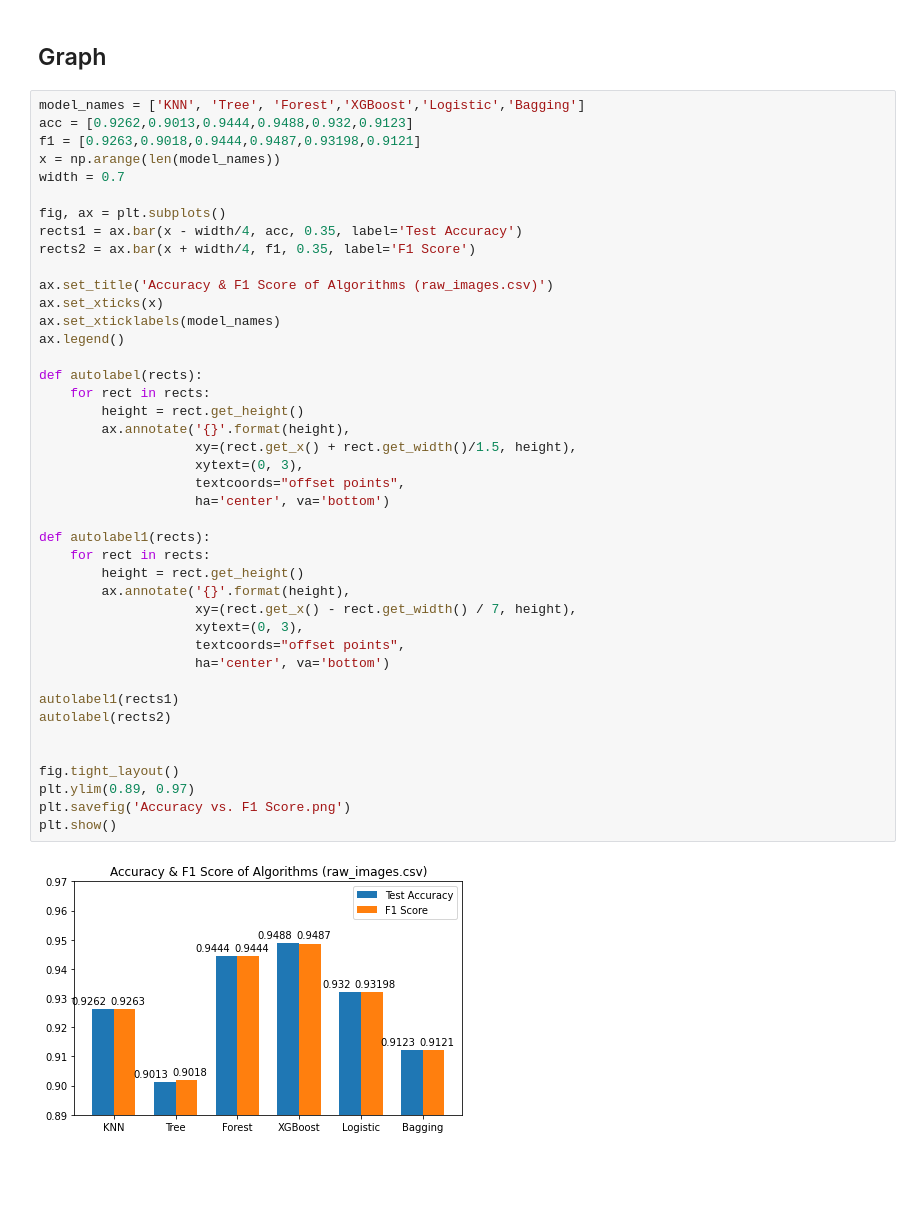
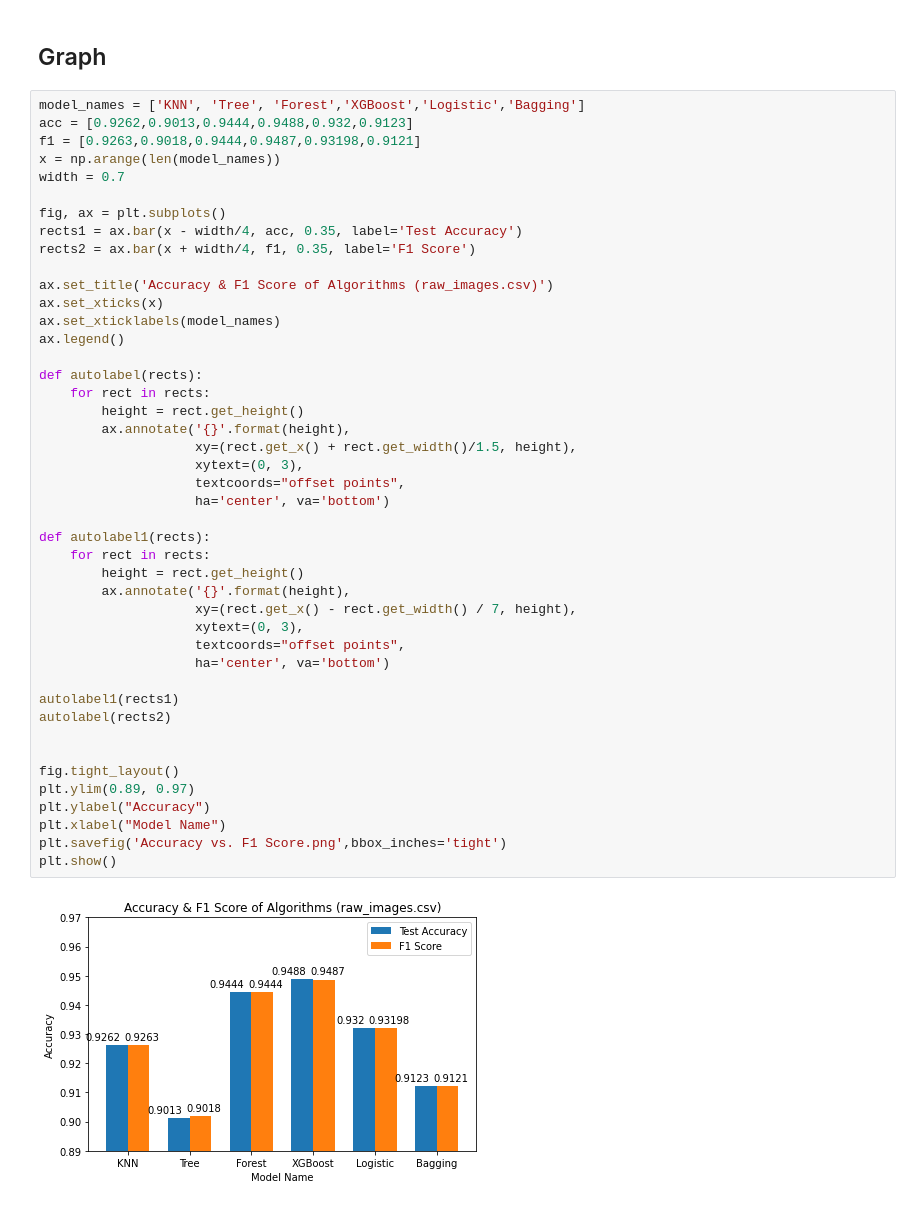
Before and after one commit to Szhang577/STAT_451_Final_Project, a Jupyter notebook: code/Christine.ipynb, the cells around one changed output. Saved outputs shown, nothing was run; the diff lists cells and outputs as text; blank space fills up the shorter version.

```diff
--- a/code/Christine.ipynb
+++ b/code/Christine.ipynb
@@ -654,32 +654,34 @@ ax.set_title('Accuracy & F1 Score of Algorithms (raw_images.csv)')
 ax.set_xticks(x)
 ax.set_xticklabels(model_names)
 ax.legend()
 
 def autolabel(rects):
     for rect in rects:
         height = rect.get_height()
         ax.annotate('{}'.format(height),
                     xy=(rect.get_x() + rect.get_width()/1.5, height),
                     xytext=(0, 3),
                     textcoords="offset points",
                     ha='center', va='bottom')
 
 def autolabel1(rects):
     for rect in rects:
         height = rect.get_height()
         ax.annotate('{}'.format(height),
                     xy=(rect.get_x() - rect.get_width() / 7, height),
                     xytext=(0, 3),
                     textcoords="offset points",
                     ha='center', va='bottom')
 
 autolabel1(rects1)
 autolabel(rects2)
 
 
 fig.tight_layout()
 plt.ylim(0.89, 0.97)
-plt.savefig('Accuracy vs. F1 Score.png')
+plt.ylabel("Accuracy")
+plt.xlabel("Model Name")
+plt.savefig('Accuracy vs. F1 Score.png',bbox_inches='tight')
 plt.show()
 # %% [output]
-[figure, old version]
+[figure, new version]
```
